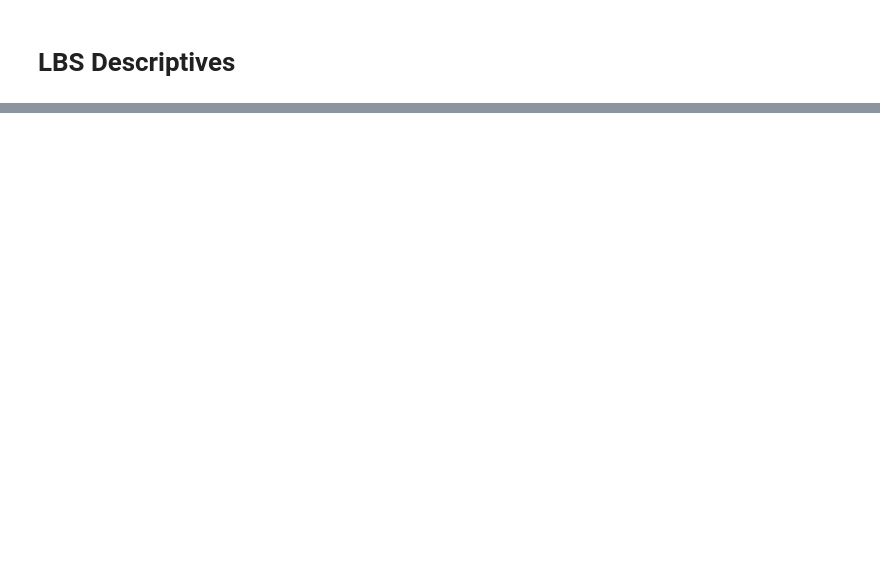
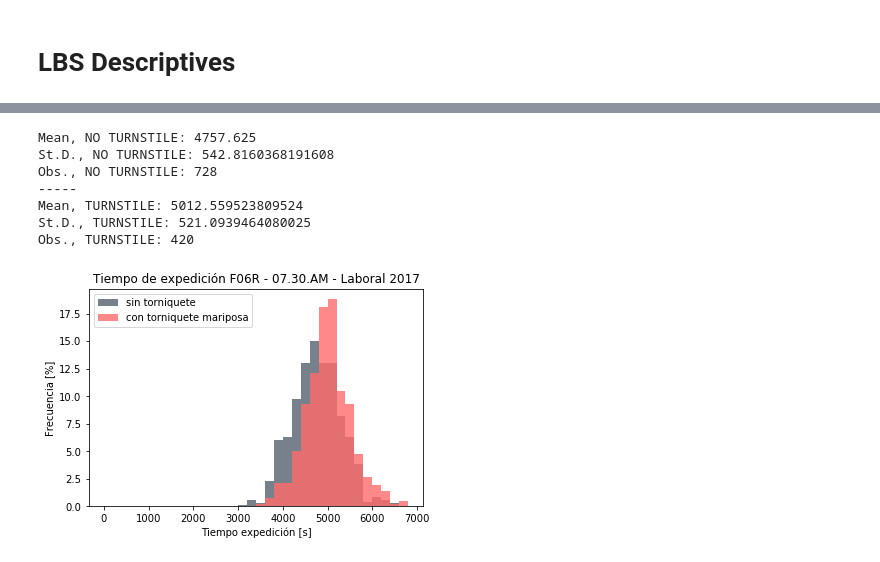
Before and after one commit to leocamus/TSAnalysis, a Jupyter notebook: Travel_Time/LBS_Analisis.ipynb, the cells around one changed output, grey strips where cells are left out. Drawn from its saved outputs; the diff is of its cells as text; code cells hidden in the pictures; blank space fills up the shorter version.

```diff
--- a/Travel_Time/LBS_Analisis.ipynb
+++ b/Travel_Time/LBS_Analisis.ipynb
@@ -114,0 +164,11 @@ lbs_df = mergeTurnstileDatabase(lbs_df,ana_turnstiles_df,mauricio_turnstiles_df)
+# %%
+plotByRoute('F06R',200, '07.30.AM', False)
+# %% [output]
+Mean, NO TURNSTILE: 4757.625
+St.D., NO TURNSTILE: 542.8160368191608
+Obs., NO TURNSTILE: 728
+-----
+Mean, TURNSTILE: 5012.559523809524
+St.D., TURNSTILE: 521.0939464080025
+Obs., TURNSTILE: 420
+[figure, added]
```
Also changed, not shown: parts of 68 cells of this notebook, 25 other files.
